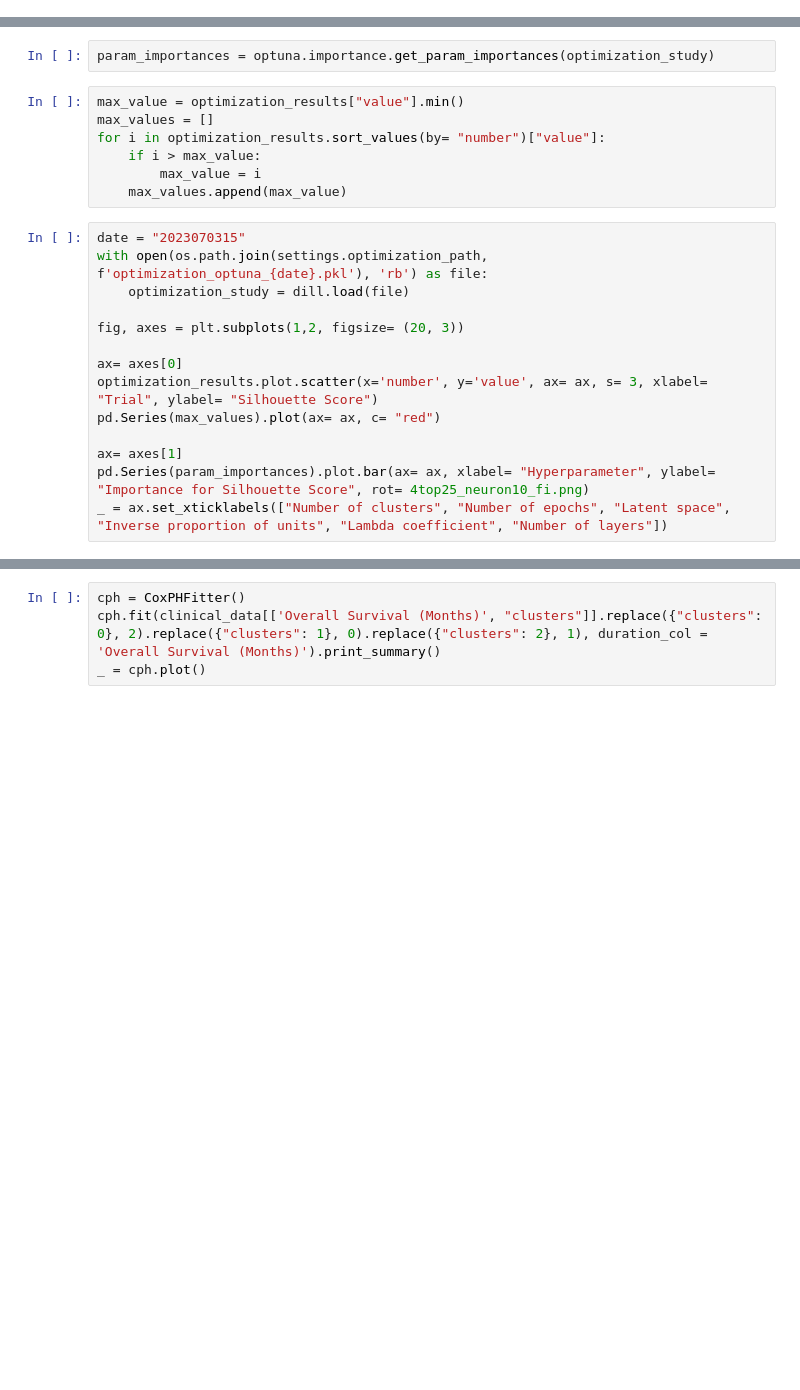
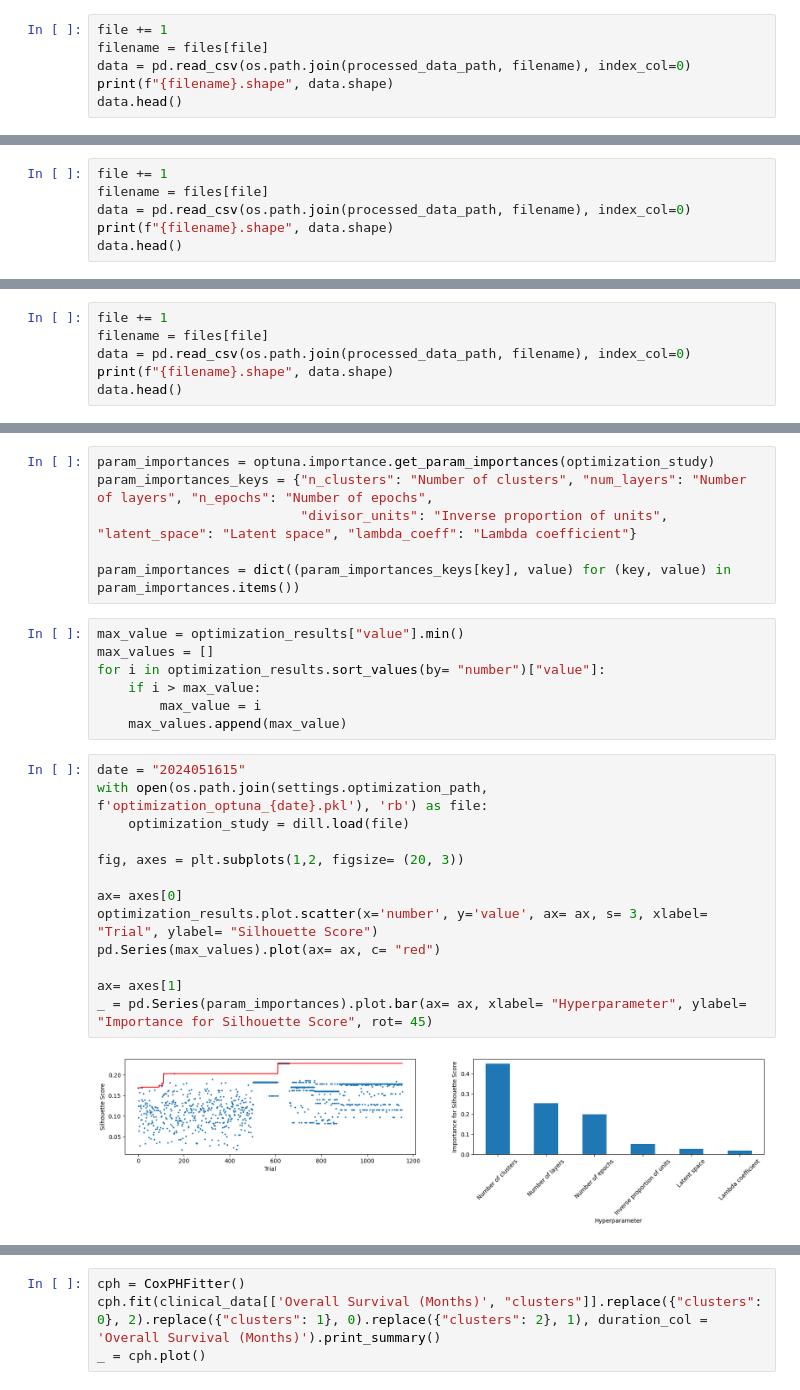
Before and after one commit to albertolzs/edc_mo_pdac_val, a Jupyter notebook: src/visualization.ipynb, the cells around one changed output, grey strips where cells are left out. Cells and saved outputs as stored; diff of their text form; blank space fills up the shorter version.

```diff
--- a/src/visualization.ipynb
+++ b/src/visualization.ipynb
@@ -60,0 +76,6 @@ print("common samples:", len(samples))
+# %%
+file += 1
+filename = files[file]
+data = pd.read_csv(os.path.join(processed_data_path, filename), index_col=0)
+print(f"{filename}.shape", data.shape)
+data.head()
@@ -60,0 +91,6 @@ print("common samples:", len(samples))
+# %%
+file += 1
+filename = files[file]
+data = pd.read_csv(os.path.join(processed_data_path, filename), index_col=0)
+print(f"{filename}.shape", data.shape)
+data.head()
@@ -60,0 +106,6 @@ print("common samples:", len(samples))
+# %%
+file += 1
+filename = files[file]
+data = pd.read_csv(os.path.join(processed_data_path, filename), index_col=0)
+print(f"{filename}.shape", data.shape)
+data.head()
@@ -70,5 +139,9 @@ optimization_results.head()
 # %%
 param_importances = optuna.importance.get_param_importances(optimization_study)
+param_importances_keys = {"n_clusters": "Number of clusters", "num_layers": "Number of layers", "n_epochs": "Number of epochs",
+                          "divisor_units": "Inverse proportion of units", "latent_space": "Latent space", "lambda_coeff": "Lambda coefficient"}
+
+param_importances = dict((param_importances_keys[key], value) for (key, value) in param_importances.items())
 # %%
 max_value = optimization_results["value"].min()
 max_values = []
@@ -77,17 +150,18 @@ for i in optimization_results.sort_values(by= "number")["value"]:
         max_value = i
     max_values.append(max_value)
 # %%
-date = "2023070315"
+date = "2024051615"
 with open(os.path.join(settings.optimization_path, f'optimization_optuna_{date}.pkl'), 'rb') as file:
     optimization_study = dill.load(file)
 
 fig, axes = plt.subplots(1,2, figsize= (20, 3))
 
 ax= axes[0]
 optimization_results.plot.scatter(x='number', y='value', ax= ax, s= 3, xlabel= "Trial", ylabel= "Silhouette Score")
 pd.Series(max_values).plot(ax= ax, c= "red")
 
 ax= axes[1]
-pd.Series(param_importances).plot.bar(ax= ax, xlabel= "Hyperparameter", ylabel= "Importance for Silhouette Score", rot= 4top25_neuron10_fi.png)
-_ = ax.set_xticklabels(["Number of clusters", "Number of epochs", "Latent space", "Inverse proportion of units", "Lambda coefficient", "Number of layers"])
+_ = pd.Series(param_importances).plot.bar(ax= ax, xlabel= "Hyperparameter", ylabel= "Importance for Silhouette Score", rot= 45)
+# %% [output]
+[figure, added]
 # %%
```
Also changed, not shown: parts of 53 cells of this notebook, 5 other files.
